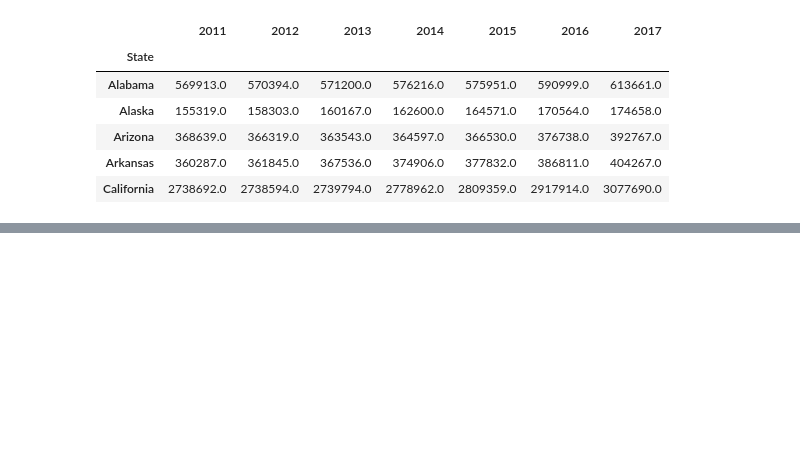
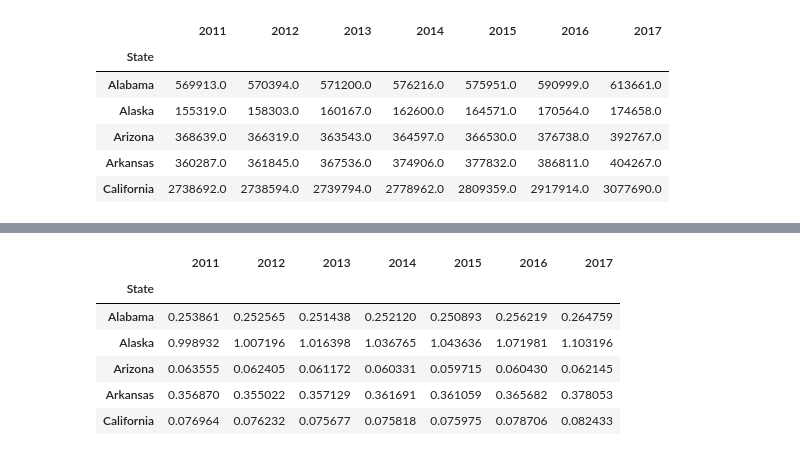
Before and after one commit to BrianMcLane/Opioid_Deaths_In_USA, a Jupyter notebook: project-one/flamingos-CA-sat 7.ipynb, the cells around one changed output, grey strips where cells are left out. Drawn from its saved outputs; the diff is of its cells as text; code cells hidden in the pictures; blank space fills up the shorter version.

```diff
--- a/project-one/flamingos-CA-sat 7.ipynb
+++ b/project-one/flamingos-CA-sat 7.ipynb
@@ -353,0 +371,10 @@ pwd
+# %%
+inc_per.head()
+# %% [output]
+|  | 2011 | 2012 | 2013 | 2014 | 2015 | 2016 | 2017 |
+| State |  |  |  |  |  |  |  |
+| Alabama | 0.253861 | 0.252565 | 0.251438 | 0.252120 | 0.250893 | 0.256219 | 0.264759 |
+| Alaska | 0.998932 | 1.007196 | 1.016398 | 1.036765 | 1.043636 | 1.071981 | 1.103196 |
+| Arizona | 0.063555 | 0.062405 | 0.061172 | 0.060331 | 0.059715 | 0.060430 | 0.062145 |
+| Arkansas | 0.356870 | 0.355022 | 0.357129 | 0.361691 | 0.361059 | 0.365682 | 0.378053 |
+| California | 0.076964 | 0.076232 | 0.075677 | 0.075818 | 0.075975 | 0.078706 | 0.082433 |
```
Also changed, not shown: parts of 4 cells of this notebook.
